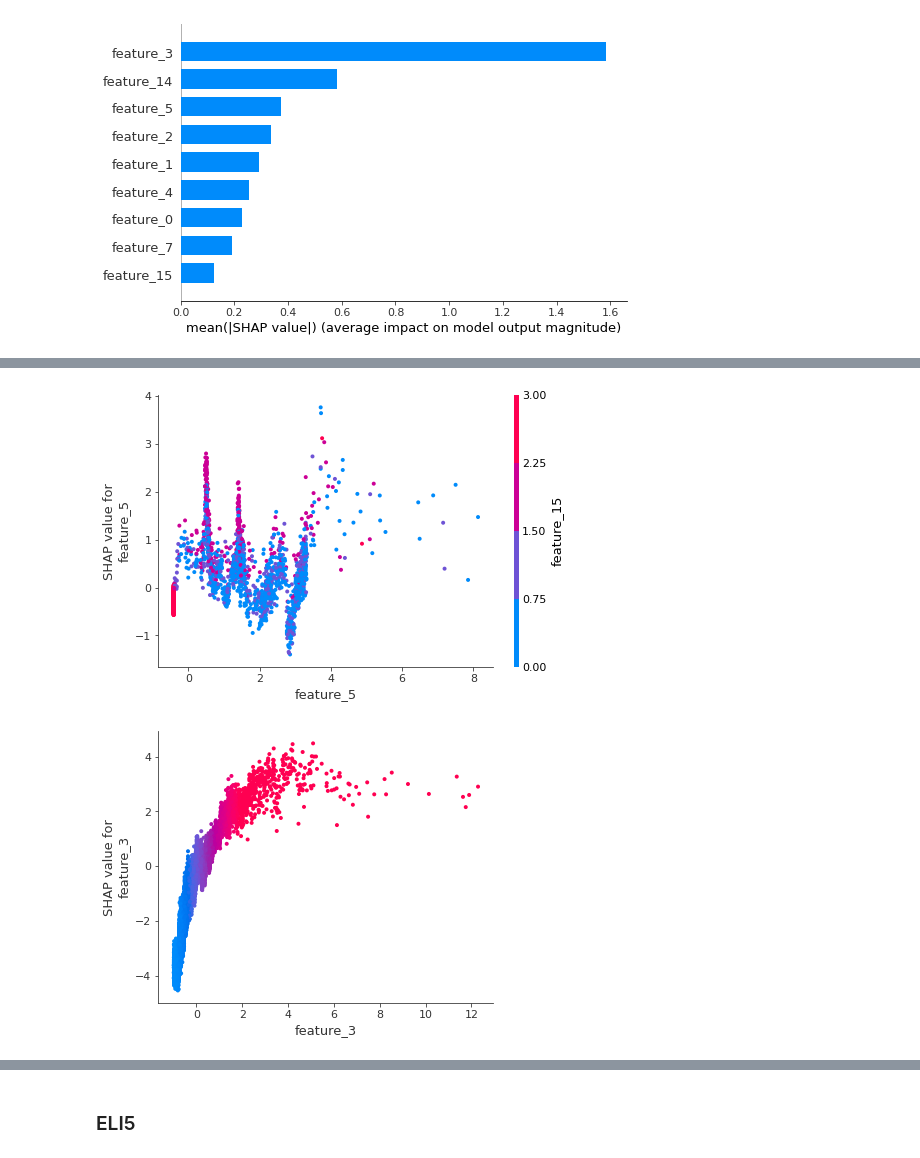
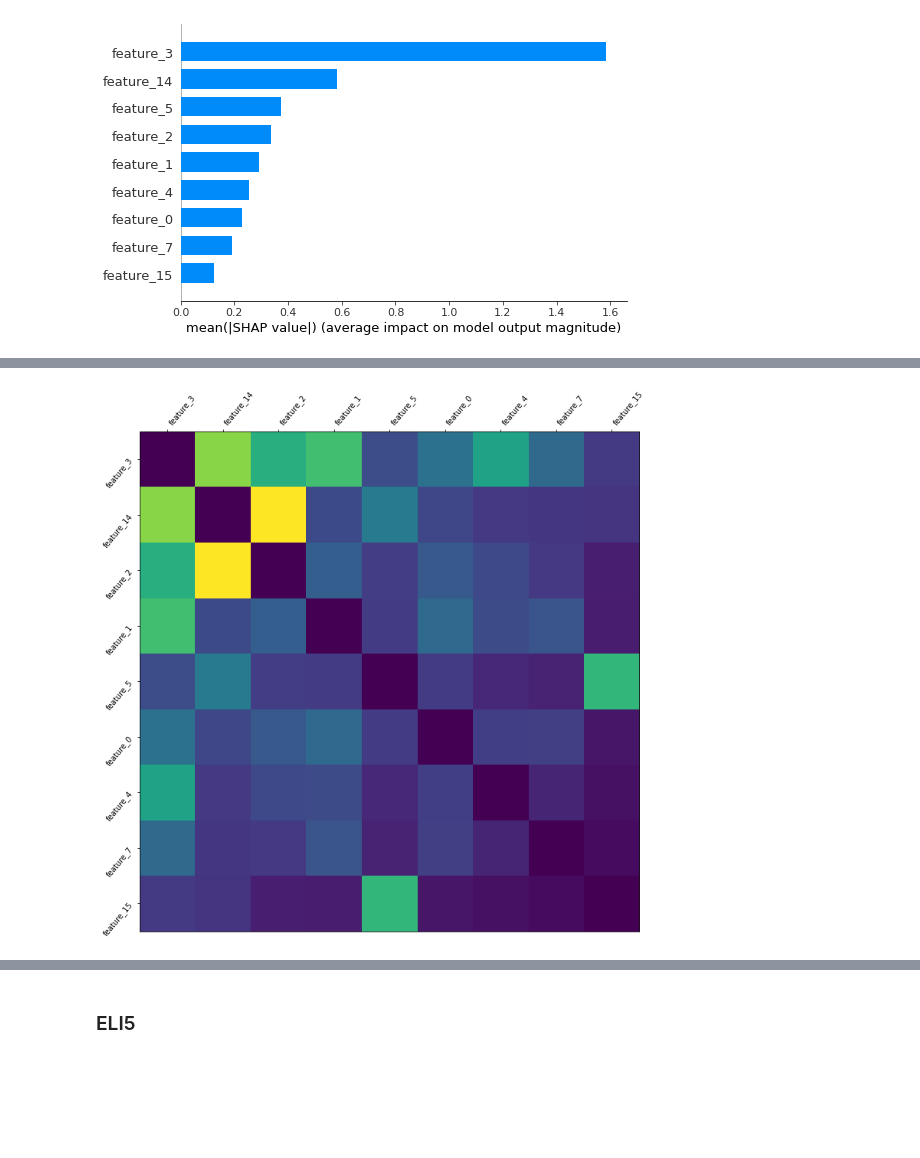
Before and after one commit to blewy/Insurance_Churn, a Jupyter notebook: notebooks/00. Initial_research.ipynb, the cells around one changed output, grey strips where cells are left out. Saved outputs shown, nothing was run; the diff lists cells and outputs as text; code cells hidden in the pictures; blank space fills up the shorter version.

```diff
--- a/notebooks/00. Initial_research.ipynb
+++ b/notebooks/00. Initial_research.ipynb
@@ -1130,2 +1172,0 @@ shap.dependence_plot("feature_15", shap_values, X_test_model)
-# %%
-shap_interaction_values = shap.TreeExplainer(classifier).shap_interaction_values(X_test_model.iloc[:2000,:])
@@ -1145,12 +1173,16 @@ shap.dependence_plot(ind='feature_3', interaction_index='feature_5',
-# %%
-shap.dependence_plot(ind='feature_5', interaction_index='feature_15',
-                     shap_values=shap_values, features=X_test_model,
-                     display_features=X_test_model)
-# %% [output]
-[figure, removed]
-# %%
-shap.dependence_plot(ind='feature_3', interaction_index='feature_3',
-                     shap_values=shap_values, features=X_test_model,
-                     display_features=X_test_model)
-# %% [output]
-[figure, removed]
+# %%
+import matplotlib.pylab as pl
+
+tmp = np.abs(shap_interaction_values).sum(0)
+for i in range(tmp.shape[0]):
+    tmp[i,i] = 0
+inds = np.argsort(-tmp.sum(0))[:50]
+tmp2 = tmp[inds,:][:,inds]
+pl.figure(figsize=(12,12))
+pl.imshow(tmp2)
+pl.yticks(range(tmp2.shape[0]), X_test_model.columns[inds], rotation=50.4, horizontalalignment="right")
+pl.xticks(range(tmp2.shape[0]), X_test_model.columns[inds], rotation=50.4, horizontalalignment="left")
+pl.gca().xaxis.tick_top()
+pl.show()
+# %% [output]
+[figure, added]
```
Also changed, not shown: parts of 30 cells of this notebook.
